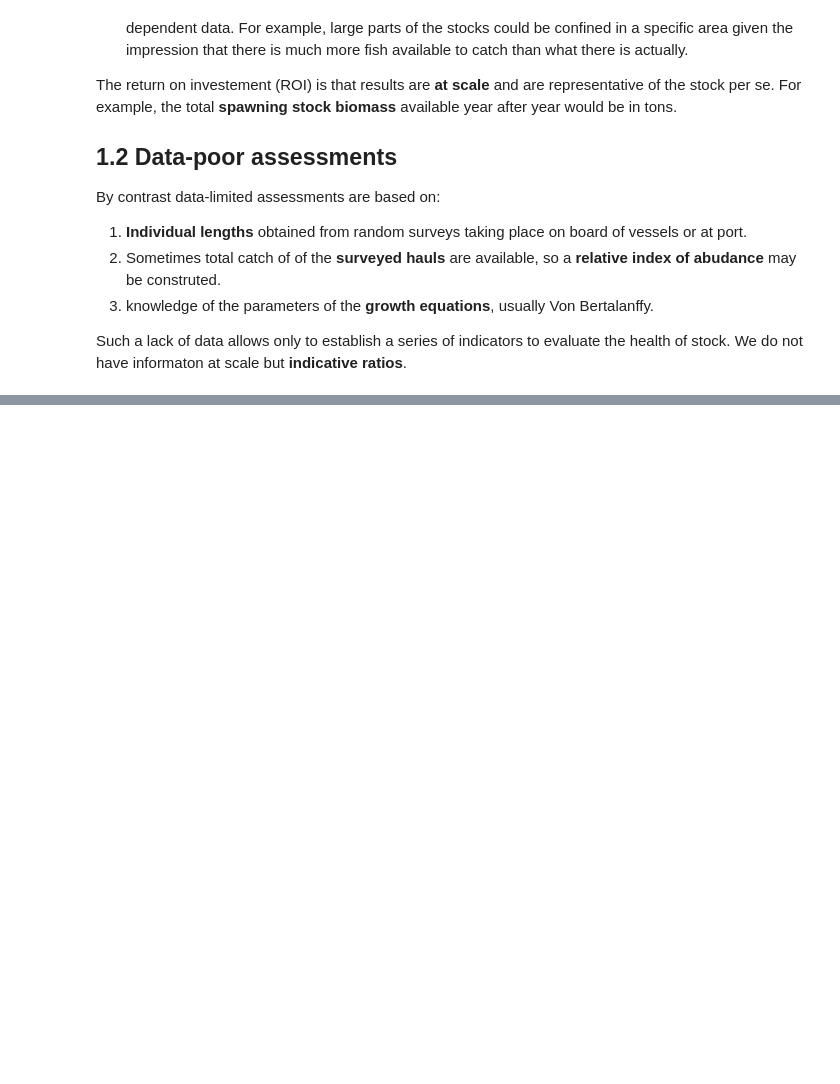
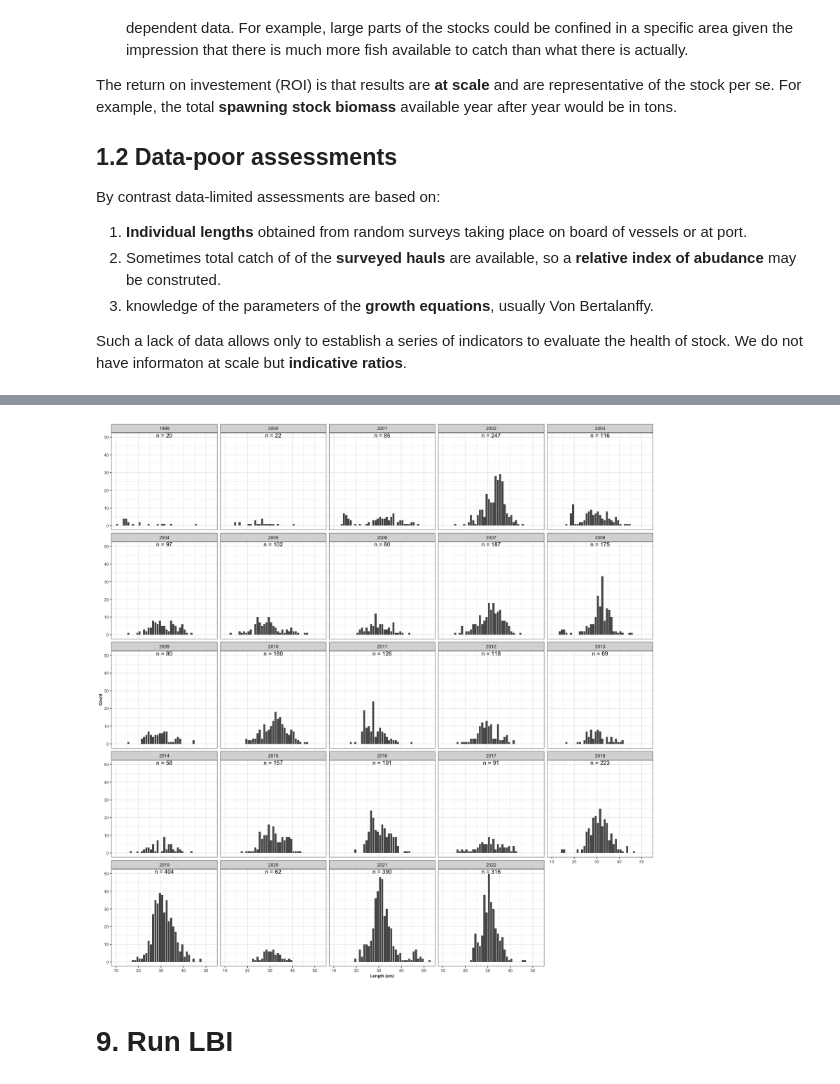
Before and after one commit to d2gex/lbm_seminary, a Jupyter notebook: R/lbms_workshop.ipynb, the cells around one changed output, grey strips where cells are left out. Saved outputs shown, nothing was run; the diff lists cells and outputs as text; code cells hidden in the pictures; blank space fills up the shorter version.

```diff
--- a/R/lbms_workshop.ipynb
+++ b/R/lbms_workshop.ipynb
@@ -160,0 +160,6 @@ ERROR: Error in library("openxlsx"): there is no package called ‘openxlsx’
+# %%
+diplodus_data <- read_sheets_from_excel(FREQUENCY_DATA_PATH)
+catch_weight_data <- CatchWeightMatrices$new(catch = diplodus_data$catch,
+                                             catch_long = diplodus_data$catch_long,
+                                             weight = diplodus_data$weight,
+                                             weight_long = diplodus_data$weight_long)
@@ -160,0 +205,21 @@ ERROR: Error in library("openxlsx"): there is no package called ‘openxlsx’
+# %%
+# Object (think about it as a list) that keeps the context details of the plot about to be visualised
+options(repr.plot.width = 15, repr.plot.height = 15)
+plot_context <- PlotContext$new()
+plot_context <- PlotContext$new()
+plot_context$title_size <- 10
+plot_context$face_text_size <- 2
+plot_context$x_text_size <- 8
+plot_context$y_text_size <- 8
+plot_context$x_lab <- "Length (cm)"
+plot_context$y_lab <- "Count"
+
+g <- generate_yearly_length_distribution (catch_weight_data$catch_long,
+                                          'MeanLength',
+                                          'catch',
+                                           plot_context)
+g
+# %% [output]
+[figure, added]
+# %% [markdown]
+# 9. Run LBI
```
Also changed, not shown: parts of 14 cells of this notebook.
